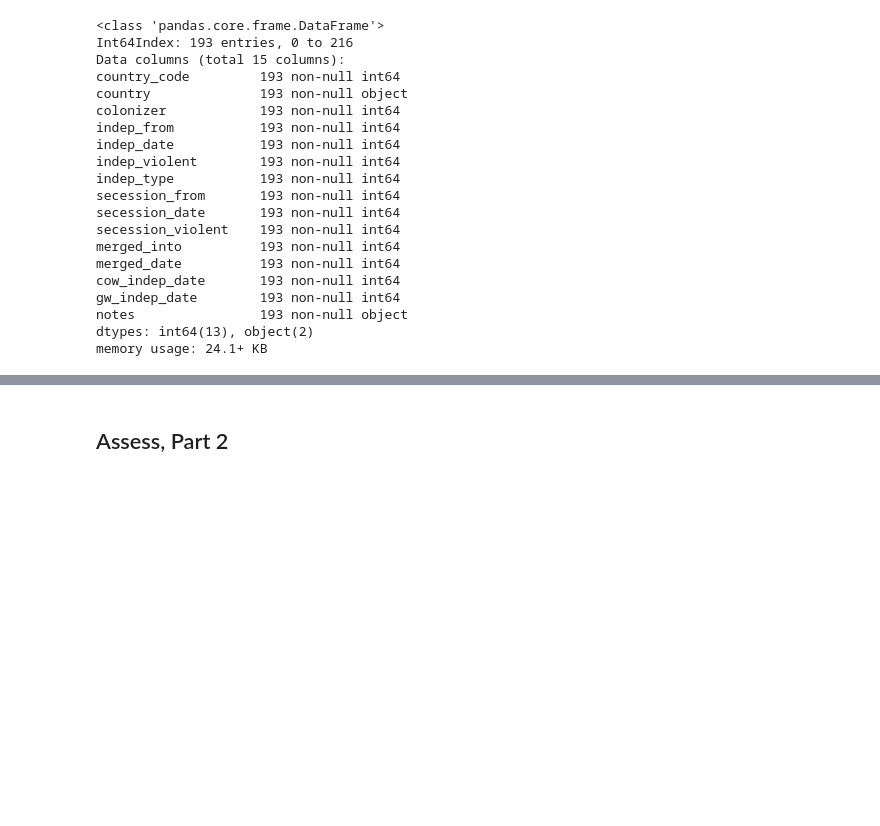
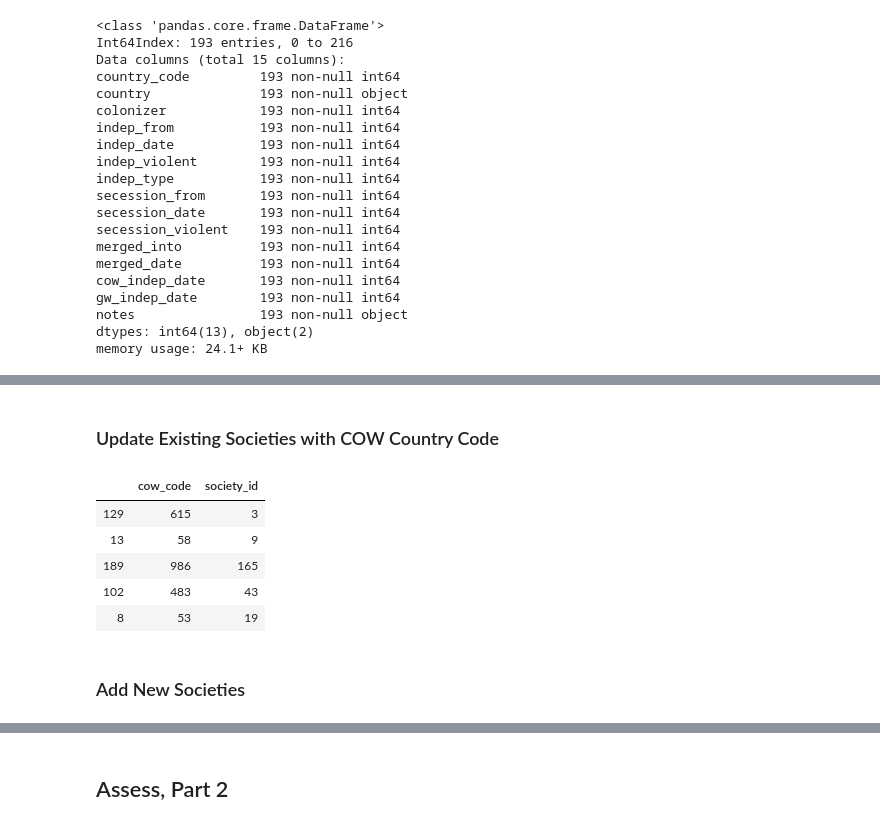
Before and after one commit to skustes/Former-Colonies, a Jupyter notebook: Former Colonies.ipynb, the cells around one changed output, grey strips where cells are left out. Saved outputs shown, nothing was run; the diff lists cells and outputs as text; code cells hidden in the pictures; blank space fills up the shorter version.

```diff
--- a/Former Colonies.ipynb
+++ b/Former Colonies.ipynb
@@ -175,0 +230,29 @@ memory usage: 24.1+ KB
+# %%
+# Update country_name to match common_name in the database
+update_cow = {
+    'United States of America': 'USA',
+    'Bahamas': 'The Bahamas',
+    'St. Lucia': 'Saint Lucia',
+    'St. Vincent and the Grenadines': 'Saint Vincent and the Grenadines',
+    'Antigua & Barbuda': 'Antigua and Barbuda',
+    'St. Kitts and Nevis': 'Saint Kitts and Nevis',
+    'Netherlands': 'The Netherlands',
+    'Czech Republic': 'Czechia',
+    'Cape Verde': 'Cabo Verde',
+    'Sao Tome and Principe': 'São Tomé and Príncipe',
+    'Ivory Coast': 'Côte d’Ivoire',
+    'Democratic Republic of the Congo': 'DRC',
+    'Swaziland': 'Eswatini',
+    'East Timor': 'Timor-Leste',
+    'Federated States of Micronesia': 'Micronesia'
+}
+country_codes.replace({'country_name': update_cow}, inplace=True)
+
+####### Create two dataframes
+# Societies already in the database that need to be updated with COW country code
+# Use inner merge to get countries with data in database and country_codes dataframe
+existing_societies = country_codes.merge( societies, left_on='country_name', right_on='common_name', how='inner' )
+
+# Societies that need to be added to the database
+# Find country_name in country_codes dataframe that aren't in existing_societies
+new_societies = country_codes[ ~country_codes['country_name'].isin(list(existing_societies['country_name'].unique())) ]
@@ -175,0 +274,13 @@ memory usage: 24.1+ KB
+# %% [markdown]
+### Update Existing Societies with COW Country Code
+# %%
+# Drop columns that aren't needed for UPDATE statement
+existing_societies.drop(columns=['abbreviation','country_name','common_name'], inplace=True)
+existing_societies.sample(5)
+# %% [output]
+|  | cow_code | society_id |
+| 129 | 615 | 3 |
+| 13 | 58 | 9 |
+| 189 | 986 | 165 |
+| 102 | 483 | 43 |
+| 8 | 53 | 19 |
@@ -175,0 +290,2 @@ memory usage: 24.1+ KB
+# %% [markdown]
+### Add New Societies
```
Also changed, not shown: parts of 39 cells of this notebook, 1 other file.
